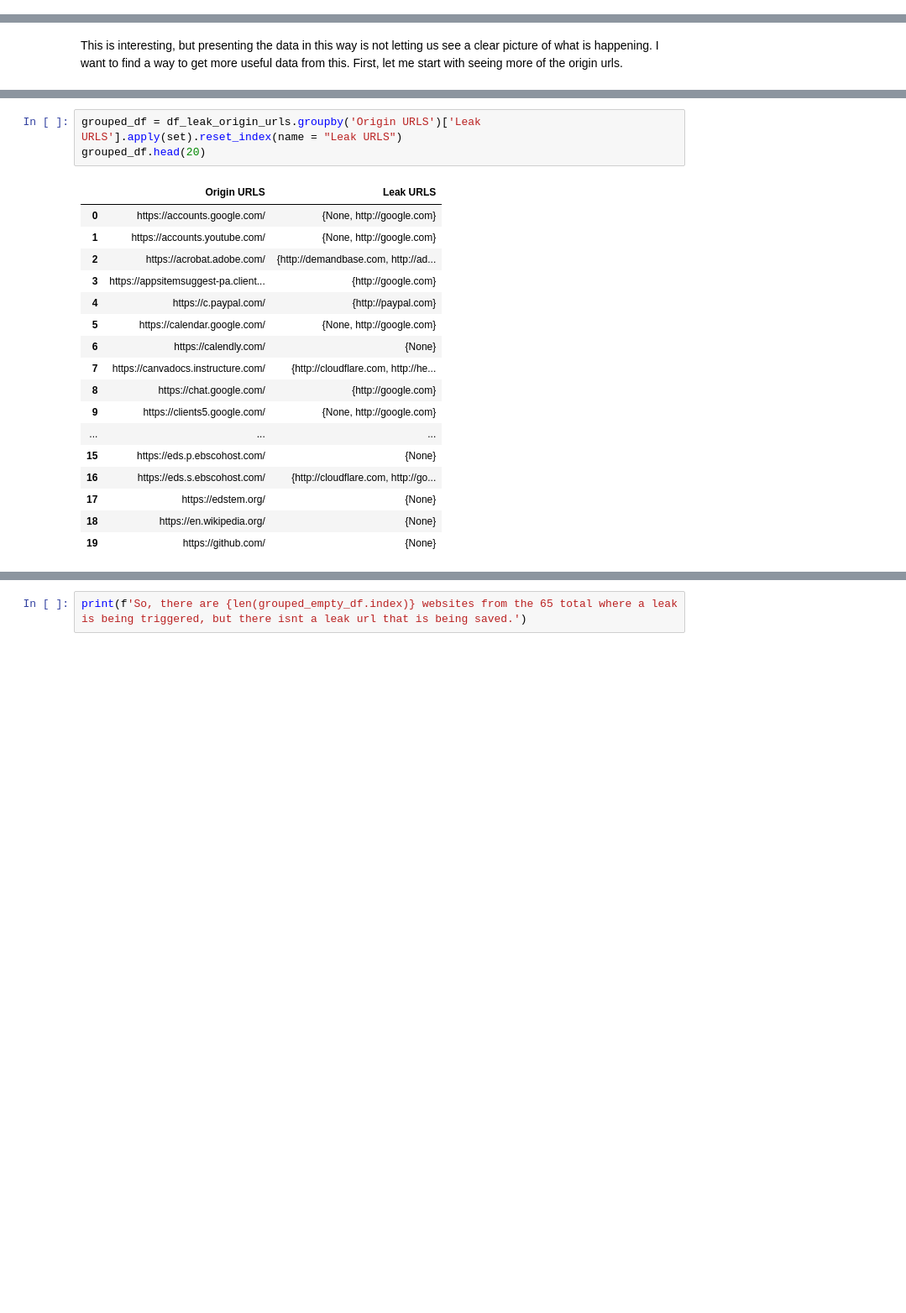
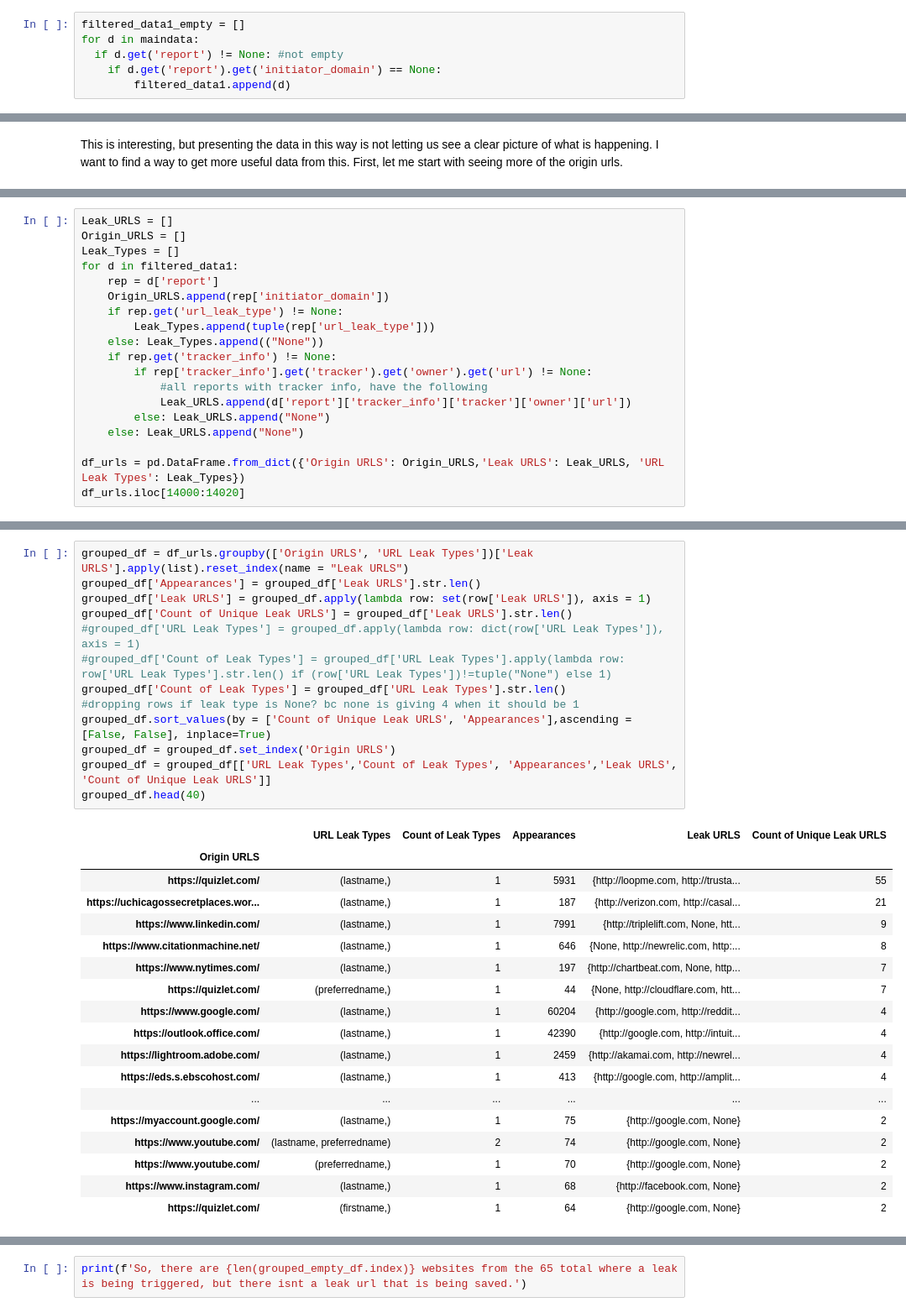
Before and after one commit to NoahApthorpe/EdTechInspector, a Jupyter notebook: EDA/25thJuly_DA_output_rewriting.ipynb, the cells around one changed output, grey strips where cells are left out. Shown: that part at 84% size. Drawn from its saved outputs; the diff is of its cells as text; blank space fills up the shorter version.

```diff
--- a/EDA/25thJuly_DA_output_rewriting.ipynb
+++ b/EDA/25thJuly_DA_output_rewriting.ipynb
@@ -58,3 +78,9 @@ for d in maindata:
+# %%
+filtered_data1_empty = []
+for d in maindata:
+  if d.get('report') != None: #not empty
+    if d.get('report').get('initiator_domain') == None:
+        filtered_data1.append(d)
 # %% [markdown]
 I think maybe a better initial filtering would be to remove data where the initiator domain data is not collected. I think now is a good time to define two important cateogires for websites collected, throughout the rest of this data analysis <br>
 **Initiator Domain:**   The website where the user lands, where the leak then occurs.
@@ -141,0 +171,19 @@ There are 65 unique origin urls
+# %%
+Leak_URLS = []
+Origin_URLS = []
+Leak_Types = []
+for d in filtered_data1:
+    rep = d['report']
+    Origin_URLS.append(rep['initiator_domain'])
+    if rep.get('url_leak_type') != None:
+        Leak_Types.append(tuple(rep['url_leak_type']))
+    else: Leak_Types.append(("None"))
+    if rep.get('tracker_info') != None:
+        if rep['tracker_info'].get('tracker').get('owner').get('url') != None:
+            #all reports with tracker info, have the following
+            Leak_URLS.append(d['report']['tracker_info']['tracker']['owner']['url'])
+        else: Leak_URLS.append("None")
+    else: Leak_URLS.append("None")
+
+df_urls = pd.DataFrame.from_dict({'Origin URLS': Origin_URLS,'Leak URLS': Leak_URLS, 'URL Leak Types': Leak_Types})
+df_urls.iloc[14000:14020]
@@ -143,22 +210,33 @@ There are 65 unique origin urls
 Now, let's see a more concise view of leak URLS if we group by origin URLS
 # %%
-grouped_df = df_leak_origin_urls.groupby('Origin URLS')['Leak URLS'].apply(set).reset_index(name = "Leak URLS")
-grouped_df.head(20)
+grouped_df = df_urls.groupby(['Origin URLS', 'URL Leak Types'])['Leak URLS'].apply(list).reset_index(name = "Leak URLS")
+grouped_df['Appearances'] = grouped_df['Leak URLS'].str.len()
+grouped_df['Leak URLS'] = grouped_df.apply(lambda row: set(row['Leak URLS']), axis = 1)
+grouped_df['Count of Unique Leak URLS'] = grouped_df['Leak URLS'].str.len()
+#grouped_df['URL Leak Types'] = grouped_df.apply(lambda row: dict(row['URL Leak Types']), axis = 1)
+#grouped_df['Count of Leak Types'] = grouped_df['URL Leak Types'].apply(lambda row: row['URL Leak Types'].str.len() if (row['URL Leak Types'])!=tuple("None") else 1)
+grouped_df['Count of Leak Types'] = grouped_df['URL Leak Types'].str.len()
+#dropping rows if leak type is None? bc none is giving 4 when it should be 1
+grouped_df.sort_values(by = ['Count of Unique Leak URLS', 'Appearances'],ascending = [False, False], inplace=True)
+grouped_df = grouped_df.set_index('Origin URLS')
+grouped_df = grouped_df[['URL Leak Types','Count of Leak Types', 'Appearances','Leak URLS', 'Count of Unique Leak URLS']]
+grouped_df.head(40)
 # %% [output]
-|  | Origin URLS | Leak URLS |
-| 0 | https://accounts.google.com/ | {None, http://google.com} |
-| 1 | https://accounts.youtube.com/ | {None, http://google.com} |
-| 2 | https://acrobat.adobe.com/ | {http://demandbase.com, http://ad... |
-| 3 | https://appsitemsuggest-pa.client... | {http://google.com} |
-| 4 | https://c.paypal.com/ | {http://paypal.com} |
-| 5 | https://calendar.google.com/ | {None, http://google.com} |
-| 6 | https://calendly.com/ | {None} |
-| 7 | https://canvadocs.instructure.com/ | {http://cloudflare.com, http://he... |
-| 8 | https://chat.google.com/ | {http://google.com} |
-| 9 | https://clients5.google.com/ | {None, http://google.com} |
-| ... | ... | ... |
-| 15 | https://eds.p.ebscohost.com/ | {None} |
-| 16 | https://eds.s.ebscohost.com/ | {http://cloudflare.com, http://go... |
-| 17 | https://edstem.org/ | {None} |
-| 18 | https://en.wikipedia.org/ | {None} |
-| 19 | https://github.com/ | {None} |
+|  | URL Leak Types | Count of Leak Types | Appearances | Leak URLS | Count of Unique Leak URLS |
+| Origin URLS |  |  |  |  |  |
+| https://quizlet.com/ | (lastname,) | 1 | 5931 | {http://loopme.com, http://trusta... | 55 |
+| https://uchicagossecretplaces.wor... | (lastname,) | 1 | 187 | {http://verizon.com, http://casal... | 21 |
+| https://www.linkedin.com/ | (lastname,) | 1 | 7991 | {http://triplelift.com, None, htt... | 9 |
+| https://www.citationmachine.net/ | (lastname,) | 1 | 646 | {None, http://newrelic.com, http:... | 8 |
+| https://www.nytimes.com/ | (lastname,) | 1 | 197 | {http://chartbeat.com, None, http... | 7 |
+| https://quizlet.com/ | (preferredname,) | 1 | 44 | {None, http://cloudflare.com, htt... | 7 |
+| https://www.google.com/ | (lastname,) | 1 | 60204 | {http://google.com, http://reddit... | 4 |
+| https://outlook.office.com/ | (lastname,) | 1 | 42390 | {http://google.com, http://intuit... | 4 |
+| https://lightroom.adobe.com/ | (lastname,) | 1 | 2459 | {http://akamai.com, http://newrel... | 4 |
+| https://eds.s.ebscohost.com/ | (lastname,) | 1 | 413 | {http://google.com, http://amplit... | 4 |
+| ... | ... | ... | ... | ... | ... |
+| https://myaccount.google.com/ | (lastname,) | 1 | 75 | {http://google.com, None} | 2 |
+| https://www.youtube.com/ | (lastname, preferredname) | 2 | 74 | {http://google.com, None} | 2 |
+| https://www.youtube.com/ | (preferredname,) | 1 | 70 | {http://google.com, None} | 2 |
+| https://www.instagram.com/ | (lastname,) | 1 | 68 | {http://facebook.com, None} | 2 |
+| https://quizlet.com/ | (firstname,) | 1 | 64 | {http://google.com, None} | 2 |
```
Also changed, not shown: parts of 83 cells of this notebook, 1 other file.
